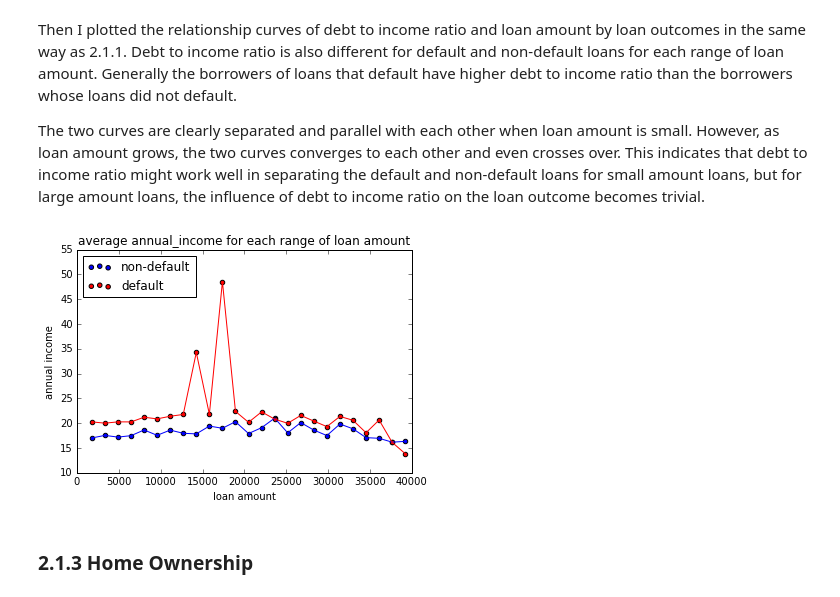
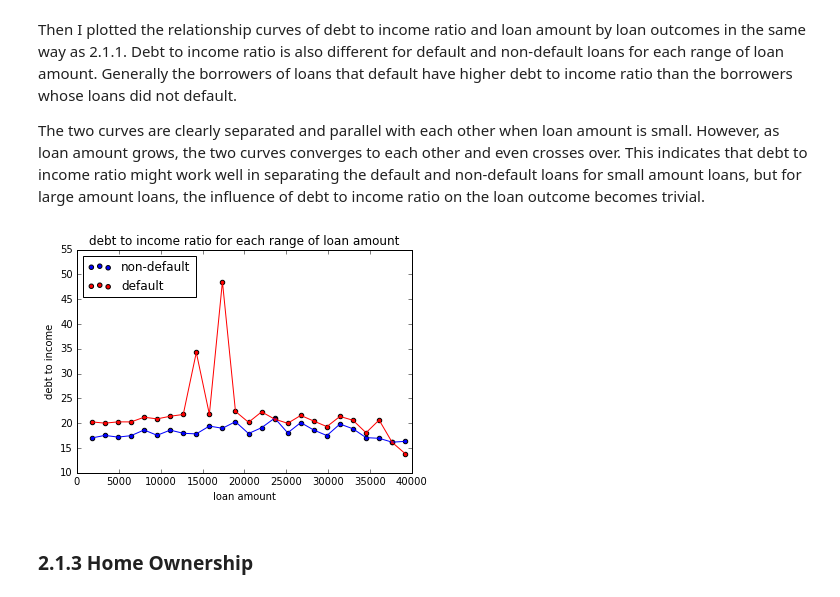
Before and after one commit to urmysunshine007/Ac209_Final_Project_Lending_Club, a Jupyter notebook: final_project.ipynb, the cells around one changed output. Drawn from its saved outputs; the diff is of its cells as text; code cells hidden in the pictures.

```diff
--- a/final_project.ipynb
+++ b/final_project.ipynb
@@ -99,7 +123,7 @@ Lending Club loan data is available at https://www.lendingclub.com/info/download
 # %%
-data1 = pd.read_csv("./data/orig_data/LoanStats_securev1_2016Q1.csv", skiprows = 1)
-data2 = pd.read_csv("./data/orig_data/LoanStats_securev1_2016Q2.csv", skiprows = 1)
-data3 = pd.read_csv("./data/orig_data/LoanStats_2016Q3.csv", skiprows = 1)
+data1 = pd.read_csv("./data/LoanStats_securev1_2016Q1.csv", skiprows = 1)
+data2 = pd.read_csv("./data/LoanStats_securev1_2016Q2.csv", skiprows = 1)
+data3 = pd.read_csv("./data/LoanStats_2016Q3.csv", skiprows = 1)
 ## concatenate datasets into one dataset
 data_all = pd.concat((data1, data2, data3), axis = 0, ignore_index=True)
 # %%
@@ -414,25 +438,25 @@ The two curves are clearly separated and parallel with each other when loan amou
 # %%
 bin_means_0, bin_edges_0, binnumber_0 = stats.binned_statistic(x['loan_amnt'][y == 0], x['dti'][y == 0], statistic='mean', bins=25)
 bin_width_0 = (bin_edges_0[1] - bin_edges_0[0])
 bin_centers_0 = bin_edges_0[1:] - bin_width_0/2
 
 bin_means_1, bin_edges_1, binnumber_1 = stats.binned_statistic(x['loan_amnt'][y == 1], x['dti'][y == 1], statistic='mean', bins=25)
 bin_width_1 = (bin_edges_1[1] - bin_edges_1[0])
 bin_centers_1 = bin_edges_1[1:] - bin_width_1/2
 
 plt.scatter(bin_centers_0, bin_means_0, c= 'blue', label = 'non-default')
 plt.plot(bin_centers_0, bin_means_0, c= 'blue')
 plt.scatter(bin_centers_1, bin_means_1, c='red', label = 'default')
 plt.plot(bin_centers_1, bin_means_1, c='red')
 
-plt.title("average annual_income for each range of loan amount")
+plt.title("debt to income ratio for each range of loan amount")
 plt.xlabel('loan amount')
-plt.ylabel('annual income')
+plt.ylabel('debt to income')
 plt.legend(loc = 2)
 plt.xlim(0, 40000)
 plt.show()
 # %% [output]
-[figure, old version]
+[figure, new version]
 # %% [markdown]
 ### 2.1.3 Home Ownership
 # %% [markdown]
```
Also changed, not shown: parts of 19 cells of this notebook, 2 other files.
